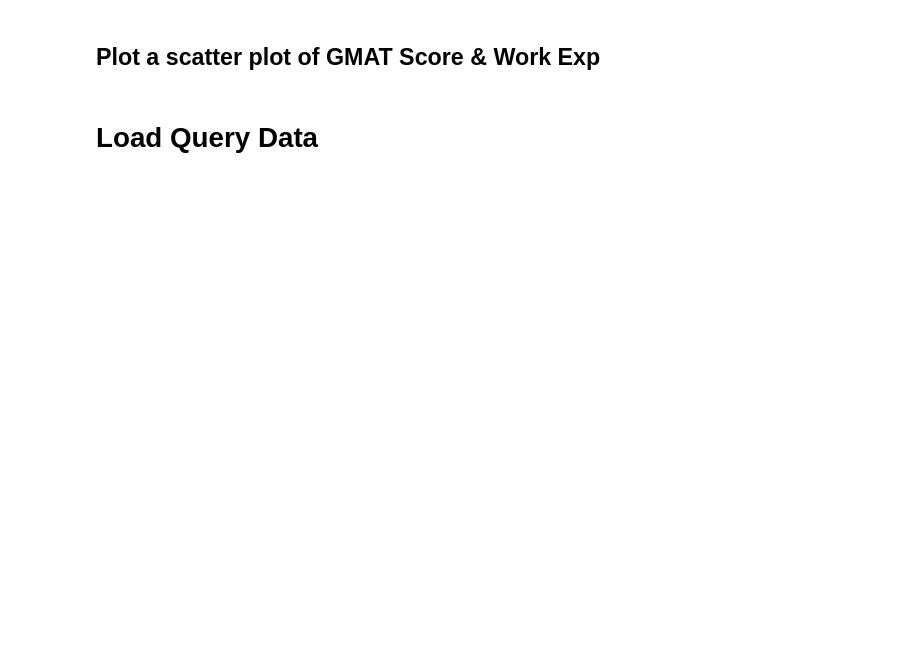
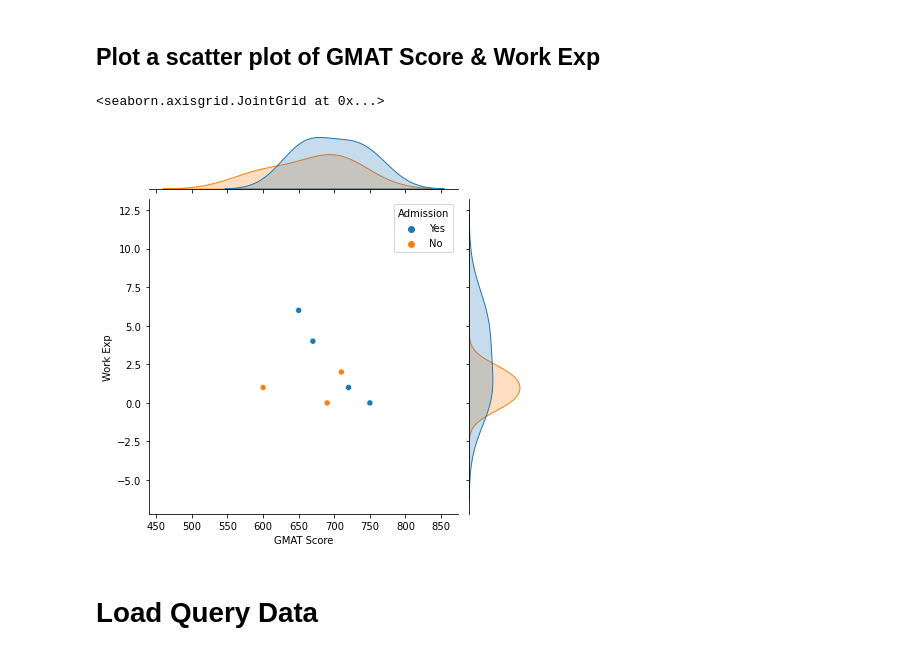
Before and after one commit to satyam3918/KNN, a Jupyter notebook: KNN Codify it.ipynb, the cells around one changed output. Cells and saved outputs as stored; diff of their text form; code cells hidden in the pictures; blank space fills up the shorter version.

```diff
--- a/KNN Codify it.ipynb
+++ b/KNN Codify it.ipynb
@@ -19,5 +28,10 @@ training_data
 # %% [markdown]
 ## Plot a scatter plot of GMAT Score & Work Exp
+# %%
+sns.jointplot(data=training_data,x="GMAT Score",y="Work Exp",hue='Admission')
+# %% [output]
+<seaborn.axisgrid.JointGrid at 0x...>
+[figure, added]
 # %% [markdown]
 # Load Query Data
 # %%
```
Also changed, not shown: parts of 17 cells of this notebook.
